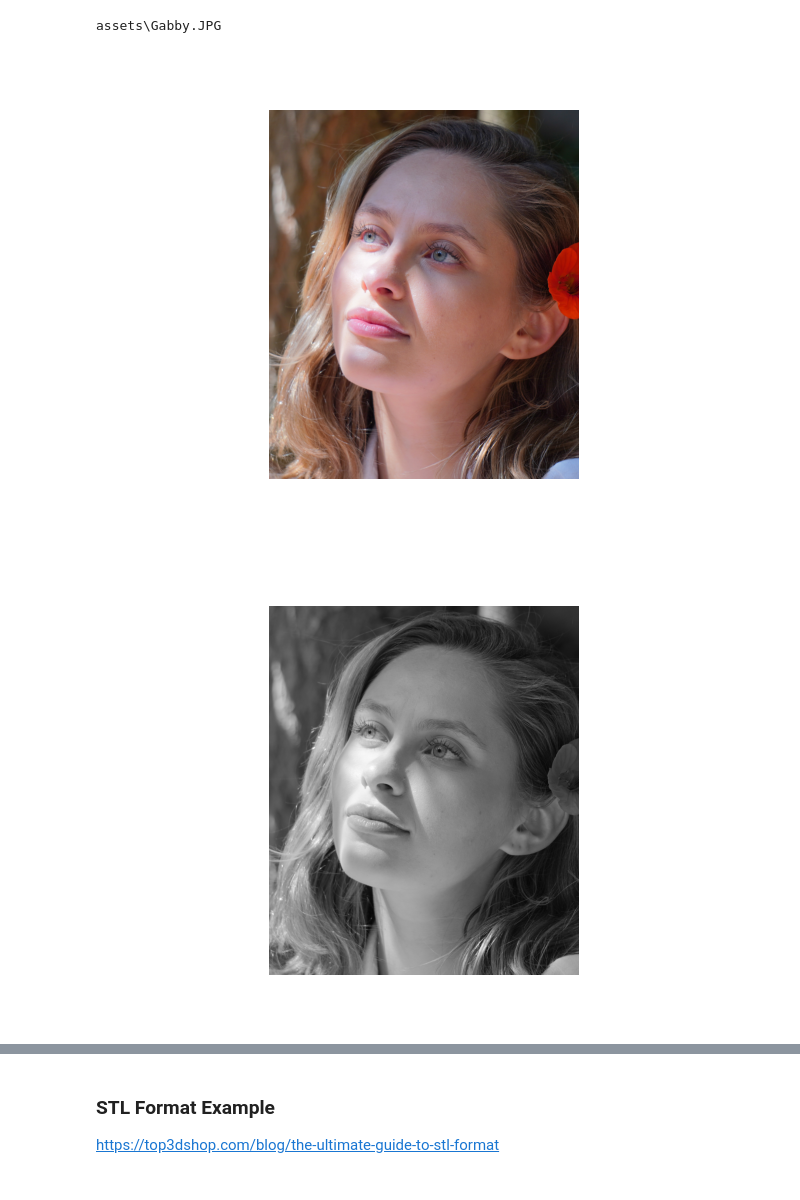
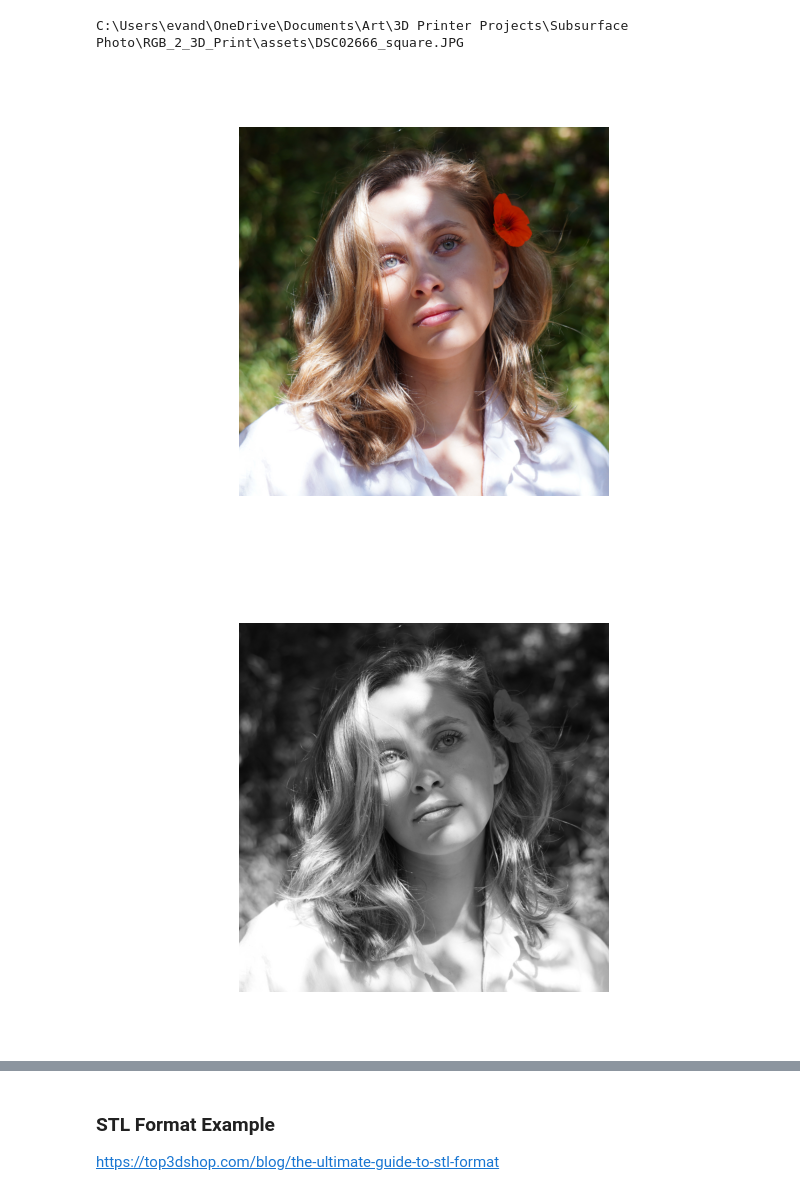
Before and after one commit to edgrant3/im2stl, a Jupyter notebook: rgb23D.ipynb, the cells around one changed output, grey strips where cells are left out. Saved outputs shown, nothing was run; the diff lists cells and outputs as text; code cells hidden in the pictures.

```diff
--- a/rgb23D.ipynb
+++ b/rgb23D.ipynb
@@ -22,23 +22,25 @@ def show_img(img, cmap=None):
 # %%
 # Load in image with openCV
 image_path = r'C:\Users\evand\OneDrive\Documents\Art\Photography\2025_06_20_GabbySF\jpg_images\DSC02696.JPG'
-image_path = r'C:\Users\evand\OneDrive\Documents\Art\Photography\2025_06_20_GabbySF\jpg_images\DSC03002.JPG'
-image_path = r"C:\Users\evand\OneDrive\Documents\Art\Photography\2025_06_20_GabbySF\jpg_images\DSC02664.JPG"
-image_path = r"assets\Gabby.JPG"
+# image_path = r'C:\Users\evand\OneDrive\Documents\Art\Photography\2025_06_20_GabbySF\jpg_images\DSC03002.JPG'
+# image_path = r"C:\Users\evand\OneDrive\Documents\Art\Photography\2025_06_20_GabbySF\jpg_images\DSC02664.JPG"
+# image_path = r"assets\Gabby.JPG"
+# image_path = r"C:\Users\evand\OneDrive\Documents\Art\3D Printer Projects\Subsurface Photo\RGB_2_3D_Print\assets\DSC02607.JPG"
+image_path = r"C:\Users\evand\OneDrive\Documents\Art\3D Printer Projects\Subsurface Photo\RGB_2_3D_Print\assets\DSC02666_square.JPG"
 image_path = image_path.replace("\\\\", os.sep)
 
 print(image_path)
 
 img_bgr = cv2.imread(image_path)
 img_rgb = cv2.cvtColor(img_bgr, cv2.COLOR_BGR2RGB)
 img_gry = cv2.cvtColor(img_bgr, cv2.COLOR_BGR2GRAY)
 
 show_img(img_rgb)
 show_img(img_gry, cmap='gray')
 # %% [output]
-assets\Gabby.JPG
+C:\Users\evand\OneDrive\Documents\Art\3D Printer Projects\Subsurface Photo\RGB_2_3D_Print\assets\DSC02666_square.JPG
-[figure, old version]
+[figure, new version]
-[figure, old version]
+[figure, new version]
 # %%
 # Transform Image
 
```
Also changed, not shown: parts of 12 cells of this notebook, 7 other files.
